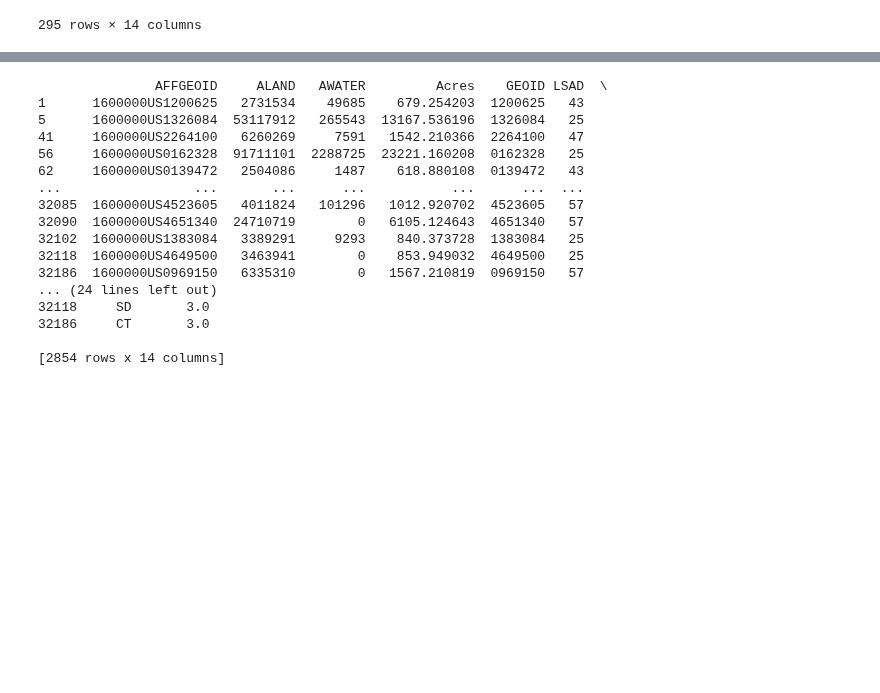
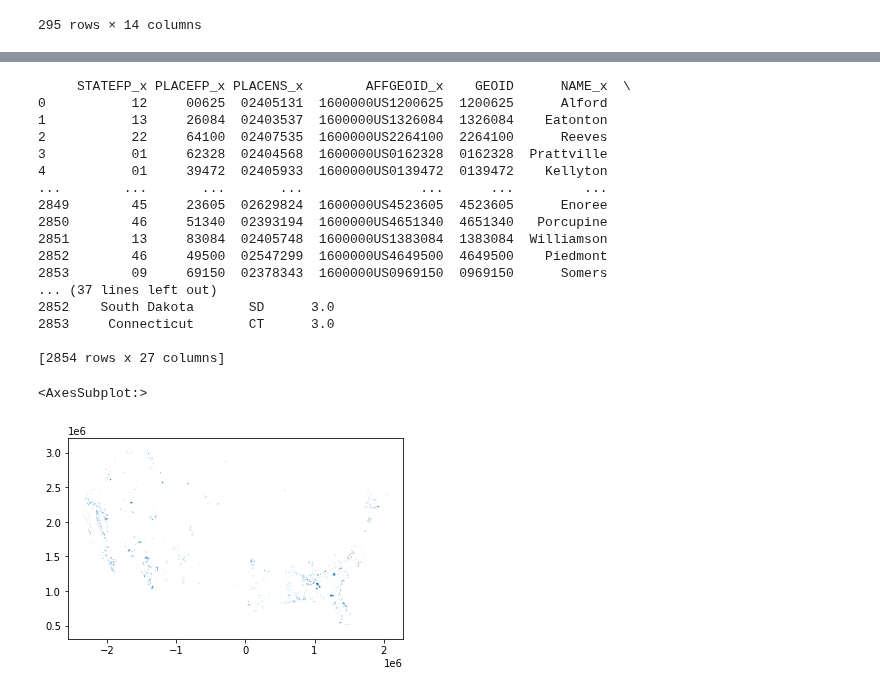
Before and after one commit to zac-stanley/us-communities-fire, a Jupyter notebook: notebooks/zs_zonal_statistics.ipynb, the cells around one changed output, grey strips where cells are left out. Cells and saved outputs as stored; diff of their text form; code cells hidden in the pictures; blank space fills up the shorter version.

```diff
--- a/notebooks/zs_zonal_statistics.ipynb
+++ b/notebooks/zs_zonal_statistics.ipynb
@@ -173,0 +211,3 @@ fire_risk_cdps = fire_risk_cdps[(fire_risk_cdps['majority'] >= 3) & (fire_risk_c
+# %%
+# merge based on geoid
+cdps = cdps.merge(fire_risk_cdps, on='GEOID')
@@ -174,20 +224,26 @@ fire_risk_cdps = fire_risk_cdps[(fire_risk_cdps['majority'] >= 3) & (fire_risk_c
 # %%
-print(fire_risk_cdps)
+print(cdps)
 # %% [output]
-               AFFGEOID     ALAND   AWATER         Acres    GEOID LSAD  \
-1      1600000US1200625   2731534    49685    679.254203  1200625   43
-5      1600000US1326084  53117912   265543  13167.536196  1326084   25
-41     1600000US2264100   6260269     7591   1542.210366  2264100   47
-56     1600000US0162328  91711101  2288725  23221.160208  0162328   25
-62     1600000US0139472   2504086     1487    618.880108  0139472   43
-...                 ...       ...      ...           ...      ...  ...
-32085  1600000US4523605   4011824   101296   1012.920702  4523605   57
-32090  1600000US4651340  24710719        0   6105.124643  4651340   57
-32102  1600000US1383084   3389291     9293    840.373728  1383084   25
-32118  1600000US4649500   3463941        0    853.949032  4649500   25
-32186  1600000US0969150   6335310        0   1567.210819  0969150   57
-... (24 lines left out)
-32118     SD       3.0
-32186     CT       3.0
+     STATEFP_x PLACEFP_x PLACENS_x        AFFGEOID_x    GEOID      NAME_x  \
+0           12     00625  02405131  1600000US1200625  1200625      Alford
+1           13     26084  02403537  1600000US1326084  1326084    Eatonton
+2           22     64100  02407535  1600000US2264100  2264100      Reeves
+3           01     62328  02404568  1600000US0162328  0162328  Prattville
+4           01     39472  02405933  1600000US0139472  0139472    Kellyton
+...        ...       ...       ...               ...      ...         ...
+2849        45     23605  02629824  1600000US4523605  4523605      Enoree
+2850        46     51340  02393194  1600000US4651340  4651340   Porcupine
+2851        13     83084  02405748  1600000US1383084  1383084  Williamson
+2852        46     49500  02547299  1600000US4649500  4649500    Piedmont
+2853        09     69150  02378343  1600000US0969150  0969150      Somers
+... (37 lines left out)
+2852    South Dakota       SD      3.0
+2853     Connecticut       CT      3.0
 
-[2854 rows x 14 columns]
+[2854 rows x 27 columns]
+# %%
+# plot cdps with filtered / joined data
+cdps.plot()
+# %% [output]
+<AxesSubplot:>
+[figure, added]
```
Also changed, not shown: parts of 8 cells of this notebook, 1 other file.
